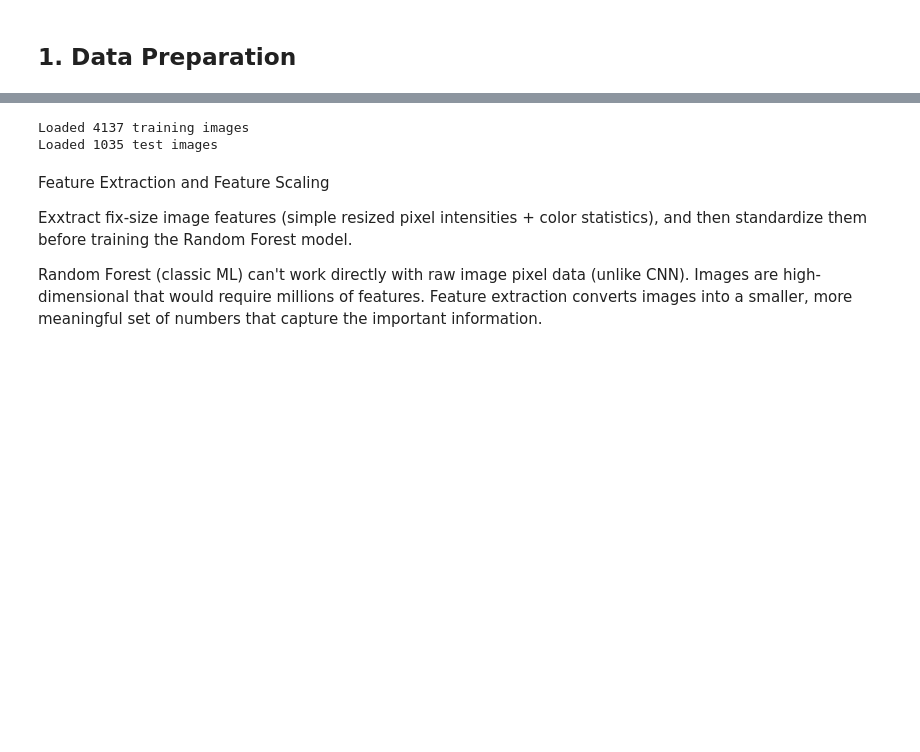
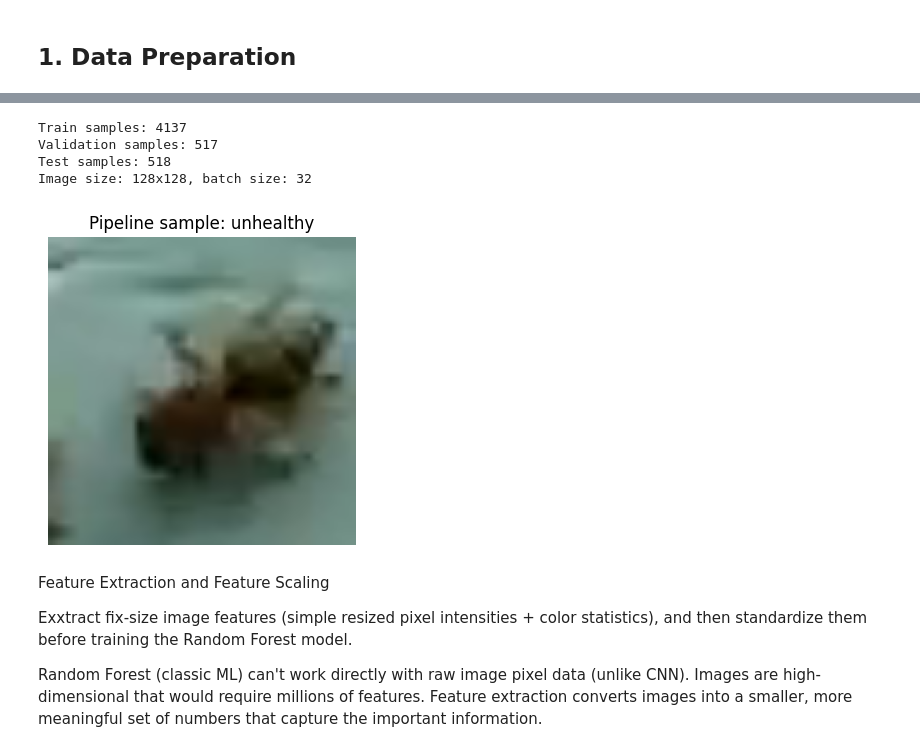
Before and after one commit to MarioP03/beeproject-cnn, a Jupyter notebook: models/random_forest.ipynb, the cells around one changed output, grey strips where cells are left out. Drawn from its saved outputs; the diff is of its cells as text; code cells hidden in the pictures; blank space fills up the shorter version.

```diff
--- a/models/random_forest.ipynb
+++ b/models/random_forest.ipynb
@@ -213,25 +153,70 @@ Class weights:
 # %%
-# Load images from the bee_imgs/ folder based on filenames from the .csv file
+# Build an efficient input pipeline: load -> resize -> normalize -> batch -> prefetch
+import tensorflow as tf
 
-# Same function as in cnn, to load an image from the bee_imgs folder
-def load_image(filename):
-    img_path = os.path.join("../data/bee_imgs", filename) # join directory name with filename
-    return np.array(Image.open(img_path)) # return Image pixel data as numpy array
+IMG_SIZE = 128
+BATCH_SIZE = 32
+AUTOTUNE = tf.data.AUTOTUNE
 
-# Load all images from the training set as a list
-x_train_images = []
-for i in range(len(x_train)):
-    x_train_images.append(load_image(x_train.iloc[i, 0])) # get filename: 0-th column, i-th row
-print(f"Loaded {len(x_train_images)} training images")
+# Encode labels once; one-hot conversion happens inside the pipeline
+label_encoder = LabelEncoder()
+y_train_encoded = label_encoder.fit_transform(y_train.astype(str))
+y_val_encoded = label_encoder.transform(y_val.astype(str))
+y_test_encoded = label_encoder.transform(y_test.astype(str))
+num_classes = len(label_encoder.classes_)
 
-# Load all images from the test set
-x_test_images = []
-for i in range(len(x_test)):
-    x_test_images.append(load_image(x_test.iloc[i, 0]))
-print(f"Loaded {len(x_test_images)} test images")
+def make_paths(file_series):
+    return file_series.astype(str).apply(
+        lambda name: os.path.join("../data/bee_imgs", name)
+    ).to_numpy()
+
+train_paths = make_paths(x_train.iloc[:, 0])
+val_paths = make_paths(x_val.iloc[:, 0])
+test_paths = make_paths(x_test.iloc[:, 0])
+
+def load_and_preprocess(path, label):
+    image_bytes = tf.io.read_file(path)
+    image = tf.io.decode_image(image_bytes, channels=3, expand_animations=False)
+    image = tf.image.resize(image, [IMG_SIZE, IMG_SIZE])
+    image = tf.cast(image, tf.float32) / 255.0 # normalization
+    image.set_shape((IMG_SIZE, IMG_SIZE, 3))
+    label = tf.one_hot(label, depth=num_classes)
+    return image, label
+
+def make_dataset(paths, labels, training=False):
+    ds = tf.data.Dataset.from_tensor_slices((paths, labels))
+    if training:
+        ds = ds.shuffle(buffer_size=len(paths), reshuffle_each_iteration=True)
+    ds = ds.map(load_and_preprocess, num_parallel_calls=AUTOTUNE)
+    ds = ds.batch(BATCH_SIZE).prefetch(AUTOTUNE)
+    return ds
+
+train_ds = make_dataset(train_paths, y_train_encoded, training=True)
+val_ds = make_dataset(val_paths, y_val_encoded, training=False)
+test_ds = make_dataset(test_paths, y_test_encoded, training=False)
+
+print(f"Train samples: {len(train_paths)}")
+print(f"Validation samples: {len(val_paths)}")
+print(f"Test samples: {len(test_paths)}")
+print(f"Image size: {IMG_SIZE}x{IMG_SIZE}, batch size: {BATCH_SIZE}")
+
+# Show one preprocessed sample image
+for sample_images, sample_labels in train_ds.take(1):
+    sample_image = sample_images[0].numpy()
+    sample_label_idx = int(tf.argmax(sample_labels[0]).numpy())
+    sample_label_name = label_encoder.inverse_transform([sample_label_idx])[0]
+
+plt.figure(figsize=(4, 4))
+plt.imshow(sample_image)
+plt.title(f"Pipeline sample: {sample_label_name}")
+plt.axis("off")
+plt.show()
 # %% [output]
-Loaded 4137 training images
-Loaded 1035 test images
+Train samples: 4137
+Validation samples: 517
+Test samples: 518
+Image size: 128x128, batch size: 32
+[figure, added]
 # %% [markdown]
 Feature Extraction and Feature Scaling
 
```
Also changed, not shown: parts of 15 cells of this notebook, 1 other file.
